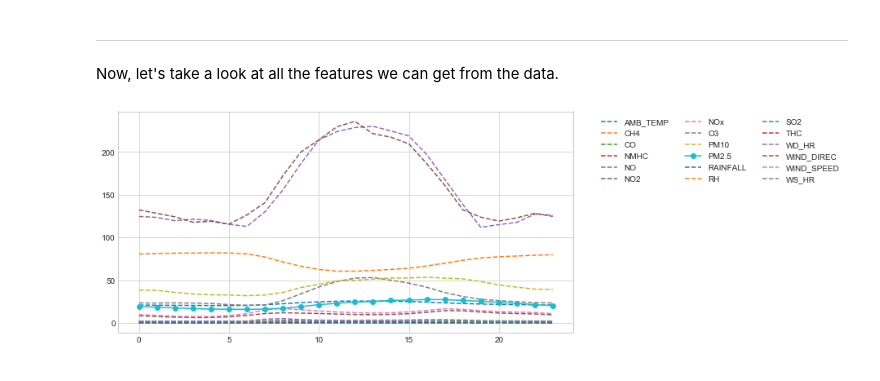
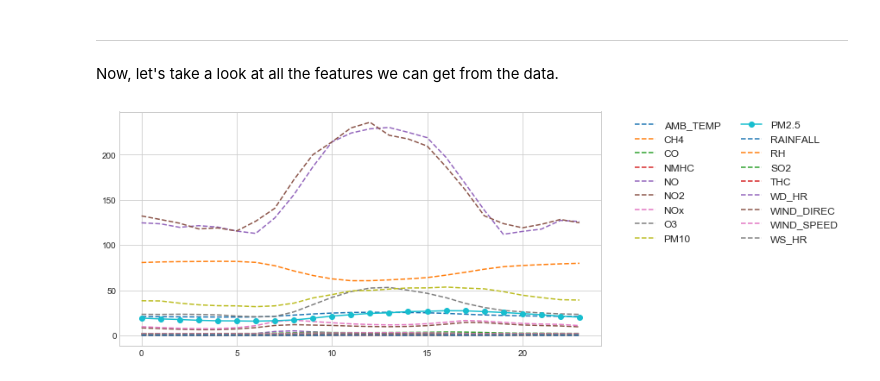
Before and after one commit to RichoHan/machine-learning, a Jupyter notebook: session-1-pm2.5-prediction/data-overview.ipynb, the cells around one changed output. Drawn from its saved outputs; the diff is of its cells as text; code cells hidden in the pictures.

```diff
--- a/session-1-pm2.5-prediction/data-overview.ipynb
+++ b/session-1-pm2.5-prediction/data-overview.ipynb
@@ -87,25 +87,24 @@ Now, let's take a look at all the features we can get from the data.
 # %%
 fig, ax = plt.subplots(figsize=(10, 5))
 
 features = data.groupby('測項')
 for (feature, group) in features:
     values = group.loc[:, '0':'23']
     if feature == 'RAINFALL':
         values = values.replace('NR', '0')
     means = values.apply(pd.to_numeric).describe().loc['mean', :]
     ax.plot(means, '-o' if feature == 'PM2.5' else '--', label=feature)
 
 from matplotlib.font_manager import FontProperties
 
 fontP = FontProperties()
-fontP.set_size('medium')
+fontP.set_size('large')
 ax.legend(
-    loc='upper right',
-    frameon=False,
-    ncol=3,
+    loc=2,
+    ncol=2,
     prop = fontP,
-    bbox_to_anchor=(1.6, 1)
+    bbox_to_anchor=(1.05, 1)
 )
 plt.show()
 # %% [output]
-[figure, old version]
+[figure, new version]
```
